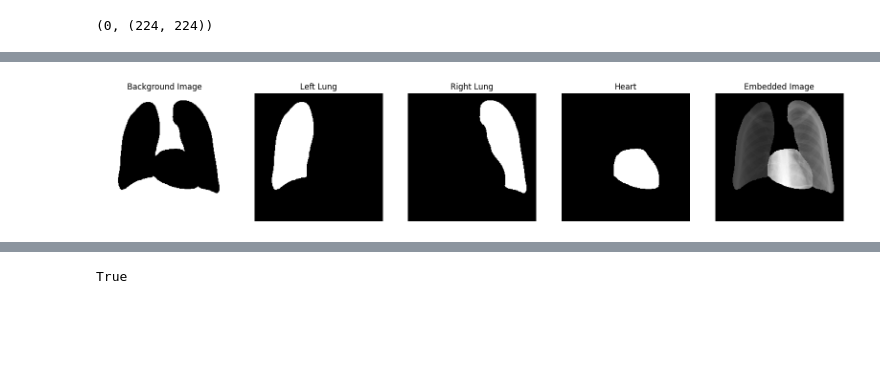
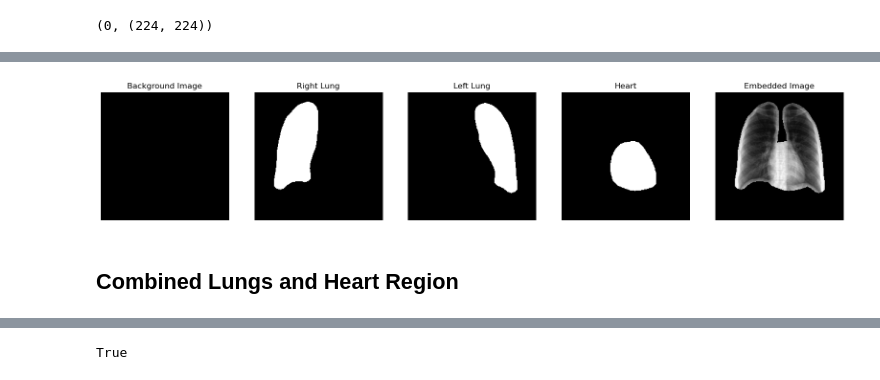
Before and after one commit to fbrynpk/villa, a Jupyter notebook: open-i/region_embedding_image.ipynb, the cells around one changed output, grey strips where cells are left out. Saved outputs shown, nothing was run; the diff lists cells and outputs as text; code cells hidden in the pictures; blank space fills up the shorter version.

```diff
--- a/open-i/region_embedding_image.ipynb
+++ b/open-i/region_embedding_image.ipynb
@@ -249,0 +446,3 @@ Segmenting images using cuda
+# %%
+right_lung = (lungs_mask[index][1] == 1).astype(np.uint8)
+left_lung = (lungs_mask[index][1] == 2).astype(np.uint8)
@@ -249,0 +469,8 @@ Segmenting images using cuda
+# %%
+# Assuming lungs_mask contains (batch, mask) pairs
+for idx, (batch, mask) in enumerate(tqdm(heart_mask)):
+    # Apply the existing postprocess_mask function
+    postprocessed_mask = postprocess_mask(mask)
+
+    # Update the mask in place
+    heart_mask[idx] = (batch, postprocessed_mask)
@@ -250,7 +492,8 @@ Segmenting images using cuda
 # %%
-batch, mask = full_mask[0]
+batch, mask = lungs_mask[0]
 batch, mask.shape
 # %% [output]
 (0, (224, 224))
 # %%
-df["image_size"] = [list(mask.shape) for _, mask in full_mask]
+df["image_size"] = [list(mask.shape) for _, mask in lungs_mask]
+df
@@ -291,35 +529,42 @@ Text(0.5, 1.0, 'torch.Size([224, 224])')
 # %%
 # Plot left lung, right lung, and heart coordinates for the first image
 plt.figure(figsize=(20, 5))
 
 index = random.randint(0, len(df))
 
 plt.subplot(1, 5, 1)
 plt.title("Background Image")
-plt.imshow(full_mask[index][1] == 0, cmap="gray")
+plt.imshow(lungs_mask[index][1] == 3, cmap="gray")
 plt.axis(False)
 
 plt.subplot(1, 5, 2)
 plt.title("Right Lung")
-plt.imshow(full_mask[index][1] == 1, cmap="gray")
+plt.imshow(lungs_mask[index][1] == 1, cmap="gray")
 plt.axis(False)
 
 plt.subplot(1, 5, 3)
 plt.title("Left Lung")
-plt.imshow(full_mask[index][1] == 2, cmap="gray")
+plt.imshow(lungs_mask[index][1] == 2, cmap="gray")
 plt.axis(False)
 
 plt.subplot(1, 5, 4)
 plt.title("Heart")
-plt.imshow(full_mask[index][1] == 3, cmap="gray")
+plt.imshow(heart_mask[index][1] == 1, cmap="gray")
 plt.axis(False)
 
 plt.subplot(1, 5, 5)
 plt.title("Embedded Image")
-plt.imshow(train_dataset[index].squeeze() * full_mask[index][1], cmap="gray")
+combined_mask = np.logical_or.reduce([
+    lungs_mask[index][1] == 1,  # Right lung
+    lungs_mask[index][1] == 2,  # Left lung
+    heart_mask[index][1] == 1   # Heart
+])
+plt.imshow(train_dataset[index].squeeze() * combined_mask, cmap="gray")
 plt.axis(False)
 
 
 plt.show()
 # %% [output]
-[figure, old version]
+[figure, new version]
+# %% [markdown]
+## Combined Lungs and Heart Region
```
Also changed, not shown: parts of 49 cells of this notebook, 34 other files.
